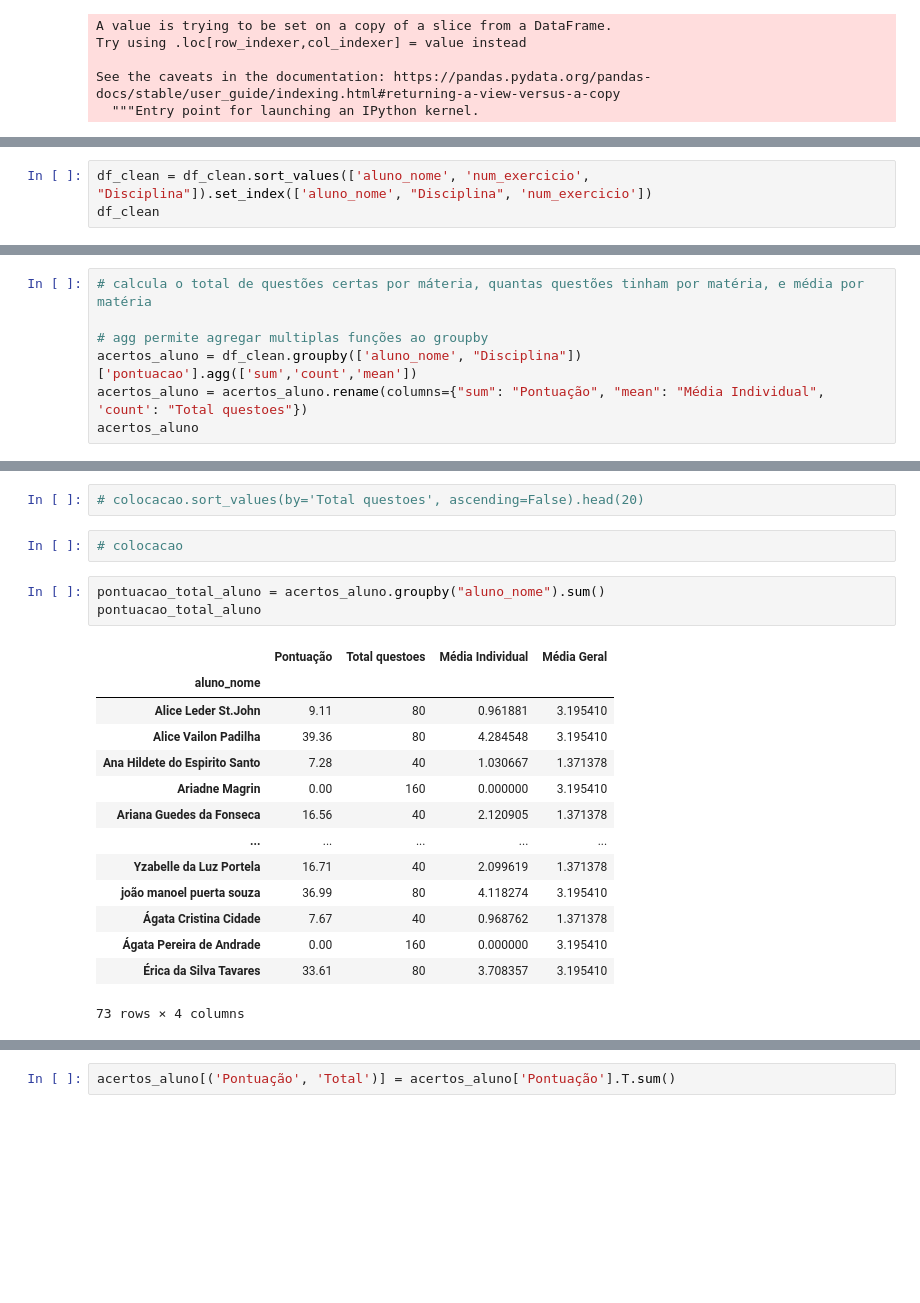
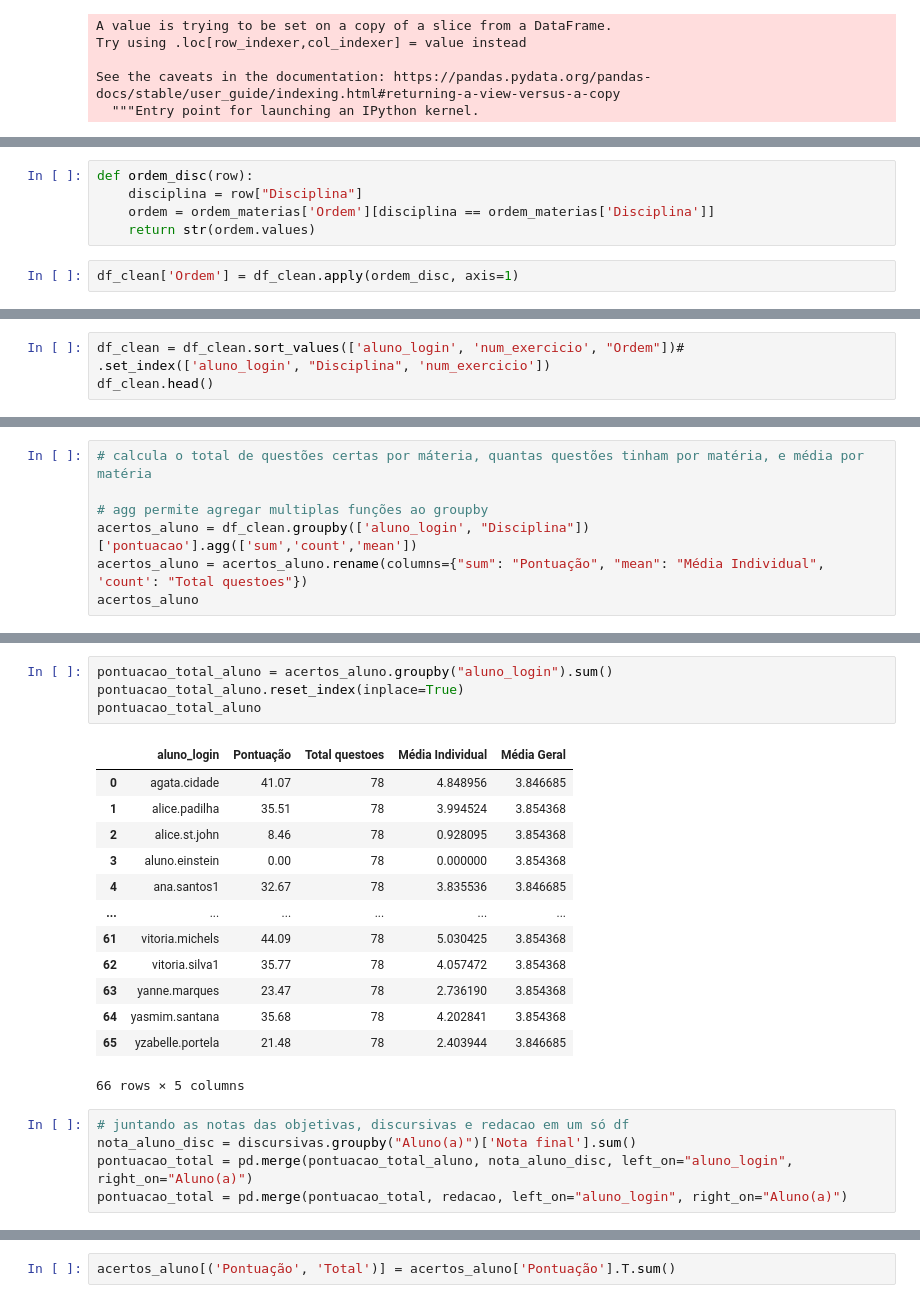
Before and after one commit to einsteinfloripa/simufsc-corrector, a Jupyter notebook: corrector.ipynb, the cells around one changed output, grey strips where cells are left out. Drawn from its saved outputs; the diff is of its cells as text; blank space fills up the shorter version.

```diff
--- a/corrector.ipynb
+++ b/corrector.ipynb
@@ -430,0 +433,7 @@ See the caveats in the documentation: https://pandas.pydata.org/pandas-docs/stab
+# %%
+def ordem_disc(row):
+    disciplina = row["Disciplina"]
+    ordem = ordem_materias['Ordem'][disciplina == ordem_materias['Disciplina']]
+    return str(ordem.values)
+# %%
+df_clean['Ordem'] = df_clean.apply(ordem_disc, axis=1)
@@ -431,4 +446,4 @@ See the caveats in the documentation: https://pandas.pydata.org/pandas-docs/stab
 # %%
-df_clean = df_clean.sort_values(['aluno_nome', 'num_exercicio', "Disciplina"]).set_index(['aluno_nome', "Disciplina", 'num_exercicio'])
-df_clean
+df_clean = df_clean.sort_values(['aluno_login', 'num_exercicio', "Ordem"])# .set_index(['aluno_login', "Disciplina", 'num_exercicio'])
+df_clean.head()
 # %% [output]
@@ -470,7 +479,7 @@ acertos_aluno_questoes.to_pickle("pontuacao_por_questao.pkl")
 # calcula o total de questões certas por máteria, quantas questões tinham por matéria, e média por matéria
 
 # agg permite agregar multiplas funções ao groupby
-acertos_aluno = df_clean.groupby(['aluno_nome', "Disciplina"])['pontuacao'].agg(['sum','count','mean'])
+acertos_aluno = df_clean.groupby(['aluno_login', "Disciplina"])['pontuacao'].agg(['sum','count','mean'])
 acertos_aluno = acertos_aluno.rename(columns={"sum": "Pontuação", "mean": "Média Individual", 'count': "Total questoes"})
 acertos_aluno
 # %% [output]
@@ -527,22 +555,23 @@ acertos_aluno
-# %%
-# colocacao.sort_values(by='Total questoes', ascending=False).head(20)
-# %%
-# colocacao
 # %%
-pontuacao_total_aluno = acertos_aluno.groupby("aluno_nome").sum()
+pontuacao_total_aluno = acertos_aluno.groupby("aluno_login").sum()
+pontuacao_total_aluno.reset_index(inplace=True)
 pontuacao_total_aluno
 # %% [output]
-|  | Pontuação | Total questoes | Média Individual | Média Geral |
-| aluno_nome |  |  |  |  |
-| Alice Leder St.John | 9.11 | 80 | 0.961881 | 3.195410 |
-| Alice Vailon Padilha | 39.36 | 80 | 4.284548 | 3.195410 |
-| Ana Hildete do Espirito Santo | 7.28 | 40 | 1.030667 | 1.371378 |
-| Ariadne Magrin | 0.00 | 160 | 0.000000 | 3.195410 |
-| Ariana Guedes da Fonseca | 16.56 | 40 | 2.120905 | 1.371378 |
-| ... | ... | ... | ... | ... |
-| Yzabelle da Luz Portela | 16.71 | 40 | 2.099619 | 1.371378 |
-| joão manoel puerta souza | 36.99 | 80 | 4.118274 | 3.195410 |
-| Ágata Cristina Cidade | 7.67 | 40 | 0.968762 | 1.371378 |
-| Ágata Pereira de Andrade | 0.00 | 160 | 0.000000 | 3.195410 |
-| Érica da Silva Tavares | 33.61 | 80 | 3.708357 | 3.195410 |
+|  | aluno_login | Pontuação | Total questoes | Média Individual | Média Geral |
+| 0 | agata.cidade | 41.07 | 78 | 4.848956 | 3.846685 |
+| 1 | alice.padilha | 35.51 | 78 | 3.994524 | 3.854368 |
+| 2 | alice.st.john | 8.46 | 78 | 0.928095 | 3.854368 |
+| 3 | aluno.einstein | 0.00 | 78 | 0.000000 | 3.854368 |
+| 4 | ana.santos1 | 32.67 | 78 | 3.835536 | 3.846685 |
+| ... | ... | ... | ... | ... | ... |
+| 61 | vitoria.michels | 44.09 | 78 | 5.030425 | 3.854368 |
+| 62 | vitoria.silva1 | 35.77 | 78 | 4.057472 | 3.854368 |
+| 63 | yanne.marques | 23.47 | 78 | 2.736190 | 3.854368 |
+| 64 | yasmim.santana | 35.68 | 78 | 4.202841 | 3.854368 |
+| 65 | yzabelle.portela | 21.48 | 78 | 2.403944 | 3.846685 |
-73 rows × 4 columns
+66 rows × 5 columns
+# %%
+# juntando as notas das objetivas, discursivas e redacao em um só df
+nota_aluno_disc = discursivas.groupby("Aluno(a)")['Nota final'].sum()
+pontuacao_total = pd.merge(pontuacao_total_aluno, nota_aluno_disc, left_on="aluno_login", right_on="Aluno(a)")
+pontuacao_total = pd.merge(pontuacao_total, redacao, left_on="aluno_login", right_on="Aluno(a)")
```
Also changed, not shown: parts of 141 cells of this notebook, 4 other files.
